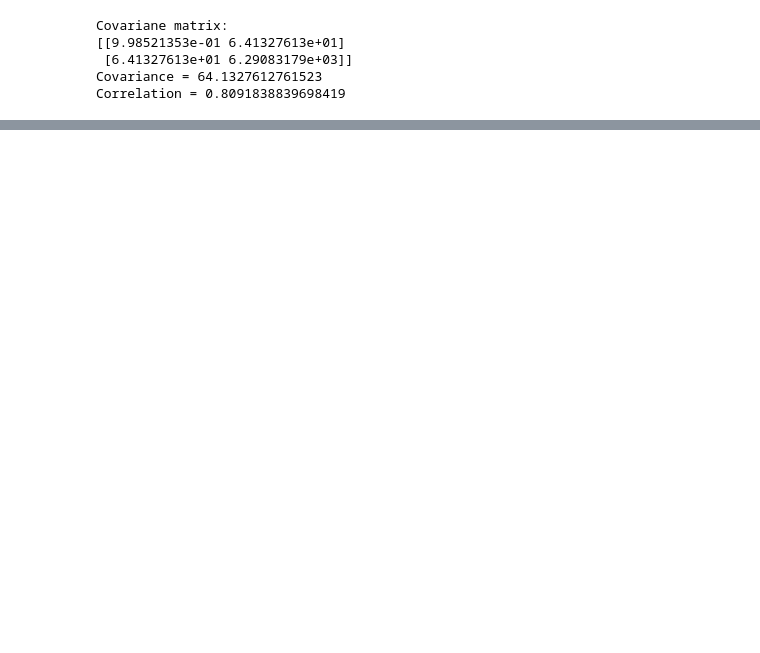
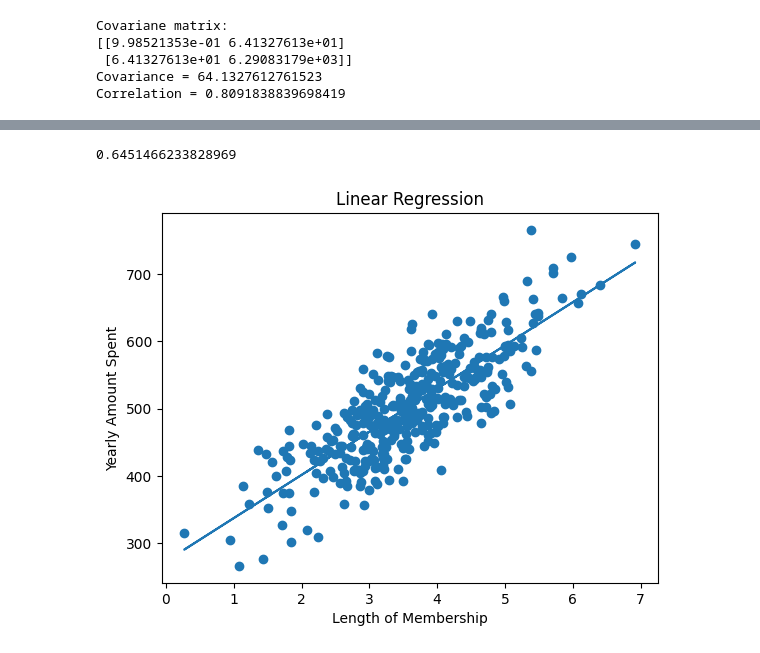
Before and after one commit to Uric01/data_science, a Jupyter notebook: ecommerce-customer-data.ipynb, the cells around one changed output, grey strips where cells are left out. Drawn from its saved outputs; the diff is of its cells as text; code cells hidden in the pictures; blank space fills up the shorter version.

```diff
--- a/ecommerce-customer-data.ipynb
+++ b/ecommerce-customer-data.ipynb
@@ -235,0 +253,3 @@ Correlation = 0.8091838839698419
+# %%
+#Data Splitting into training and test sets
+x_train, x_test, y_train, y_test = train_test_split(df2['Length of Membership'],df2['Yearly Amount Spent'], test_size=0.25 )
@@ -235,0 +258,3 @@ Correlation = 0.8091838839698419
+# %%
+# Create a linear regression model
+model = LinearRegression()
@@ -235,0 +290,16 @@ Correlation = 0.8091838839698419
+# %%
+#calculate the r_squared score
+r2 = r2_score(y_test,y_pred)
+r2
+# %% [output]
+0.6451466233828969
+# %%
+# Plot the data and the regression line
+plt.scatter(x_train, y_train)
+plt.plot(x_train, model.predict(x_train))
+plt.xlabel('Length of Membership')
+plt.ylabel('Yearly Amount Spent')
+plt.title('Linear Regression')
+plt.show()
+# %% [output]
+[figure, added]
```
Also changed, not shown: parts of 7 cells of this notebook.
